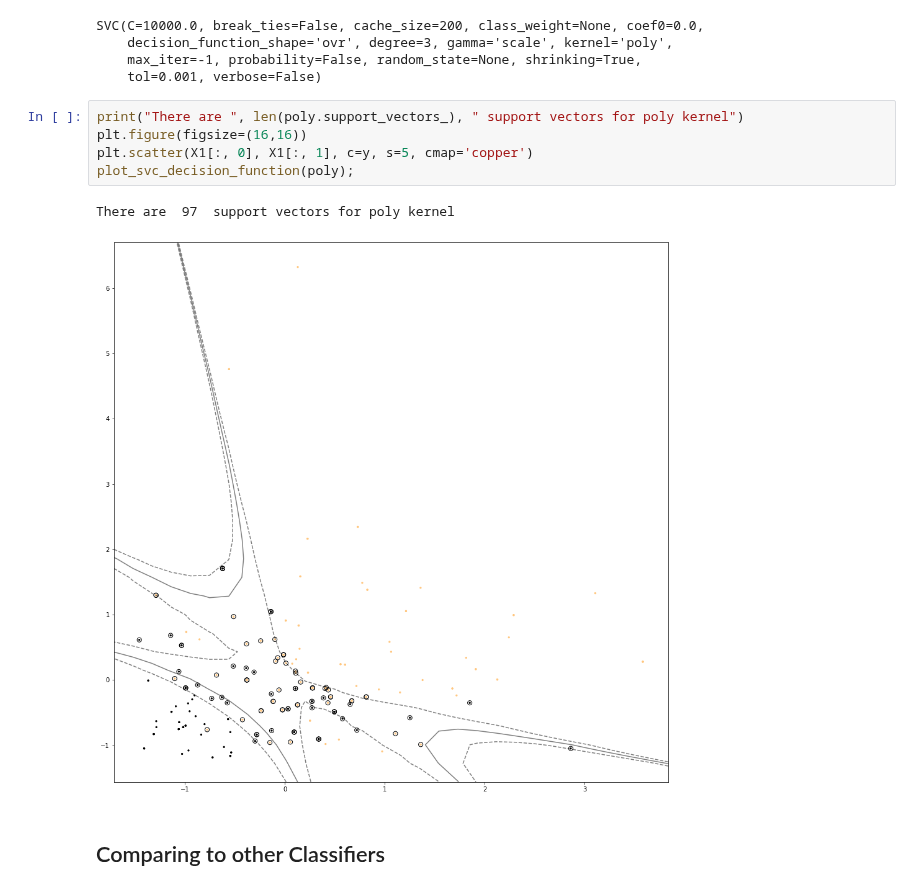
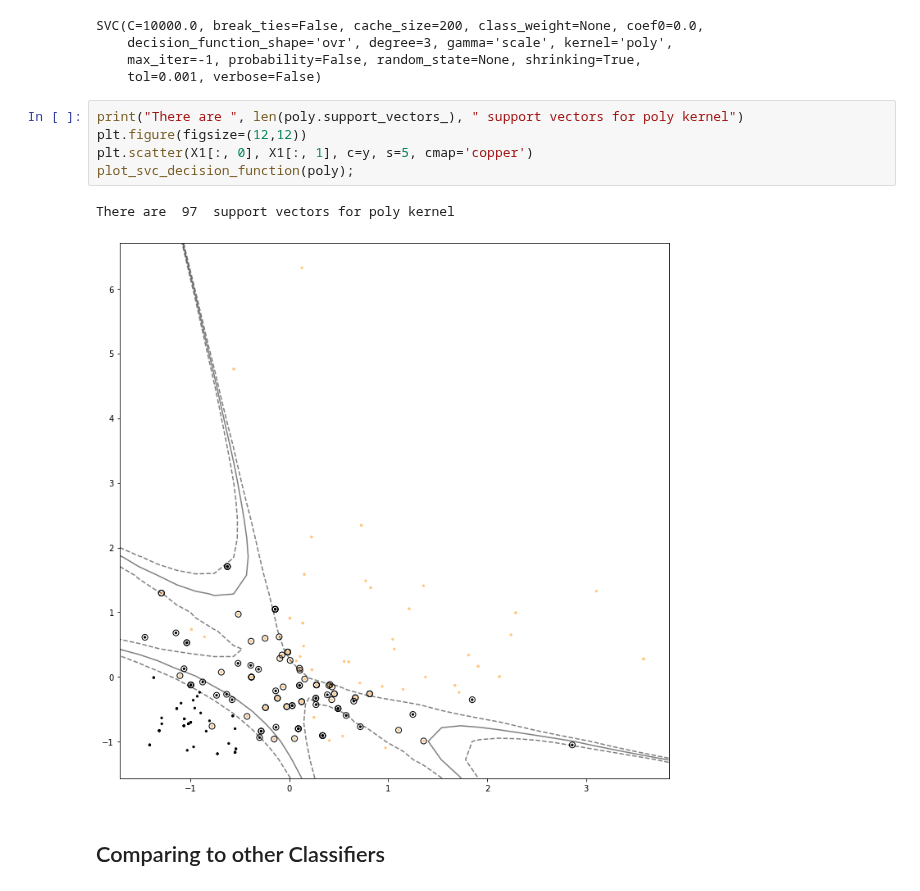
Before and after one commit to borodark/ie7860, a Jupyter notebook: SVM on the Sonar Dataset.ipynb, the cells around one changed output. Saved outputs shown, nothing was run; the diff lists cells and outputs as text.

```diff
--- a/SVM on the Sonar Dataset.ipynb
+++ b/SVM on the Sonar Dataset.ipynb
@@ -164,12 +162,12 @@ SVC(C=10000.0, break_ties=False, cache_size=200, class_weight=None, coef0=0.0,
     tol=0.001, verbose=False)
 # %%
 print("There are ", len(poly.support_vectors_), " support vectors for poly kernel")
-plt.figure(figsize=(16,16))
+plt.figure(figsize=(12,12))
 plt.scatter(X1[:, 0], X1[:, 1], c=y, s=5, cmap='copper')
 plot_svc_decision_function(poly);
 # %% [output]
 There are  97  support vectors for poly kernel
-[figure, old version]
+[figure, new version]
 # %% [markdown]
 ## Comparing to other Classifiers
 # %% [markdown]
```
Also changed, not shown: parts of 11 cells of this notebook, 11 other files.
